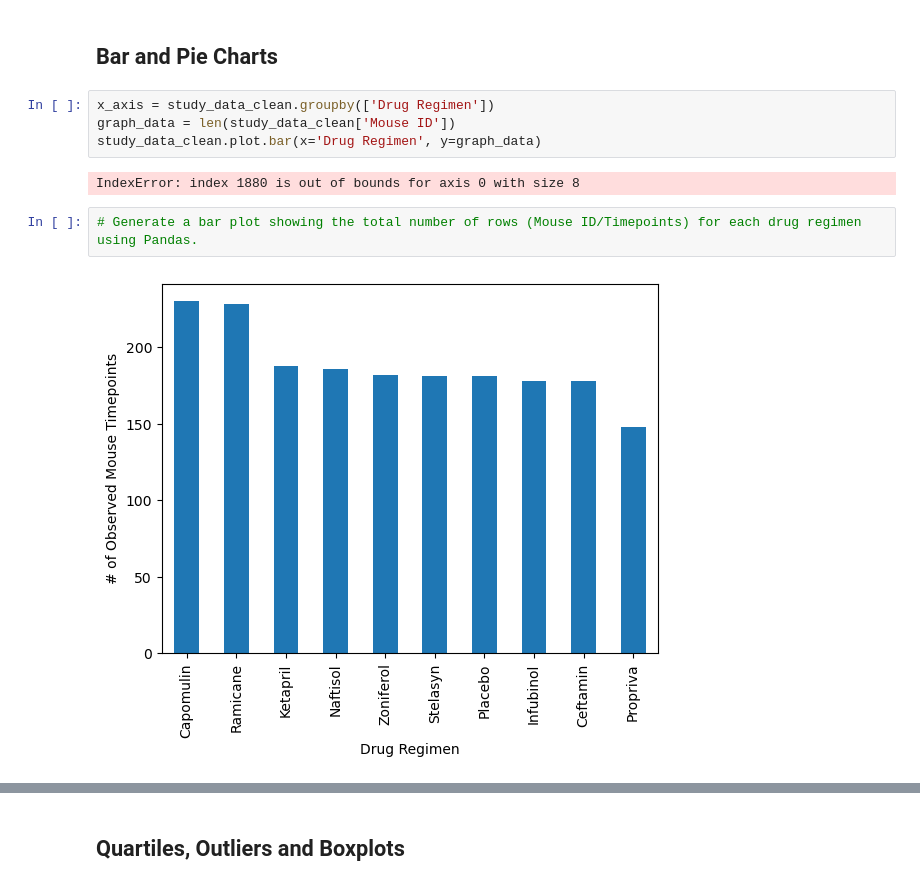
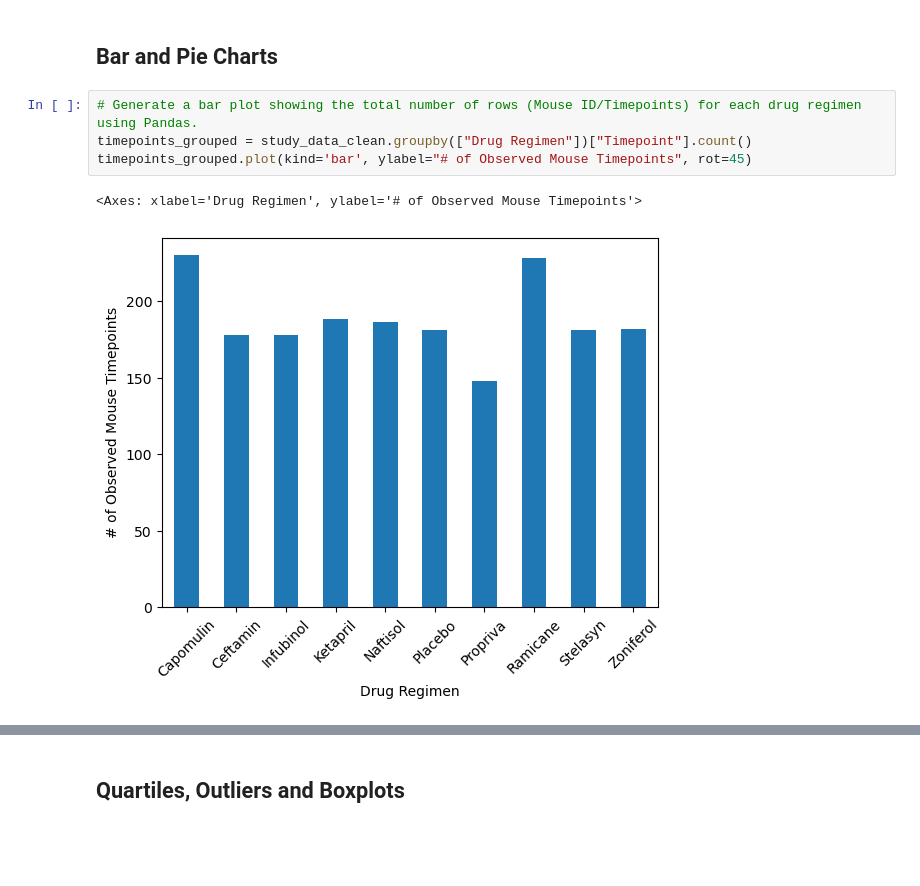
Before and after one commit to nickbrannum02/matplotlib_challenge, a Jupyter notebook: Starter_Code/Pymaceuticals/pymaceuticals_starter.ipynb, the cells around one changed output, grey strips where cells are left out. Drawn from its saved outputs; the diff is of its cells as text; blank space fills up the shorter version.

```diff
--- a/Starter_Code/Pymaceuticals/pymaceuticals_starter.ipynb
+++ b/Starter_Code/Pymaceuticals/pymaceuticals_starter.ipynb
@@ -136,15 +136,12 @@ summary_data
 | Zoniferol | 53.236507 | 51.818479 | 48.533355 | 6.966589 | ... |
 # %% [markdown]
 ## Bar and Pie Charts
-# %%
-x_axis = study_data_clean.groupby(['Drug Regimen'])
-graph_data = len(study_data_clean['Mouse ID'])
-study_data_clean.plot.bar(x='Drug Regimen', y=graph_data)
-# %% [output]
-IndexError: index 1880 is out of bounds for axis 0 with size 8
 # %%
 # Generate a bar plot showing the total number of rows (Mouse ID/Timepoints) for each drug regimen using Pandas.
+timepoints_grouped = study_data_clean.groupby(["Drug Regimen"])["Timepoint"].count()
+timepoints_grouped.plot(kind='bar', ylabel="# of Observed Mouse Timepoints", rot=45)
 # %% [output]
+<Axes: xlabel='Drug Regimen', ylabel='# of Observed Mouse Timepoints'>
-[figure, old version]
+[figure, new version]
 # %%
 # Generate a bar plot showing the total number of rows (Mouse ID/Timepoints) for each drug regimen using pyplot.
```
Also changed, not shown: parts of 10 cells of this notebook.
